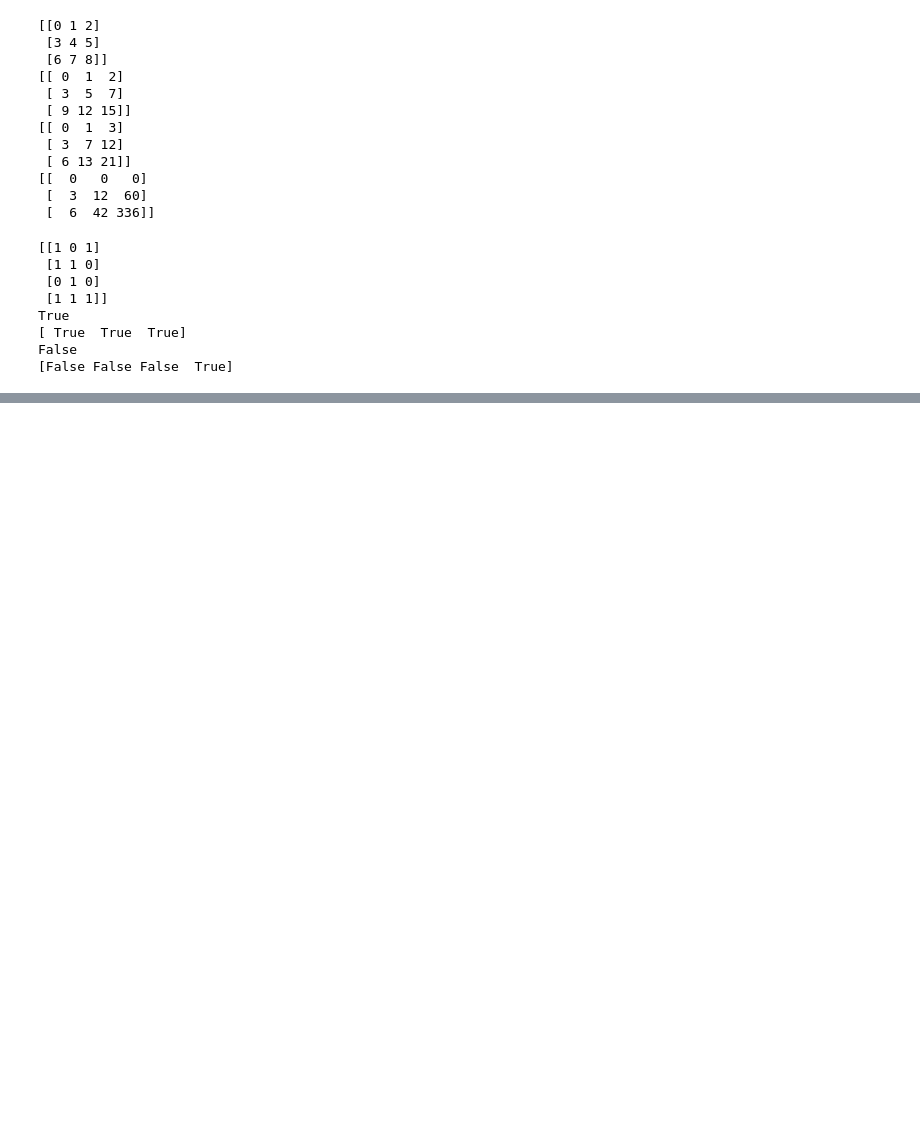
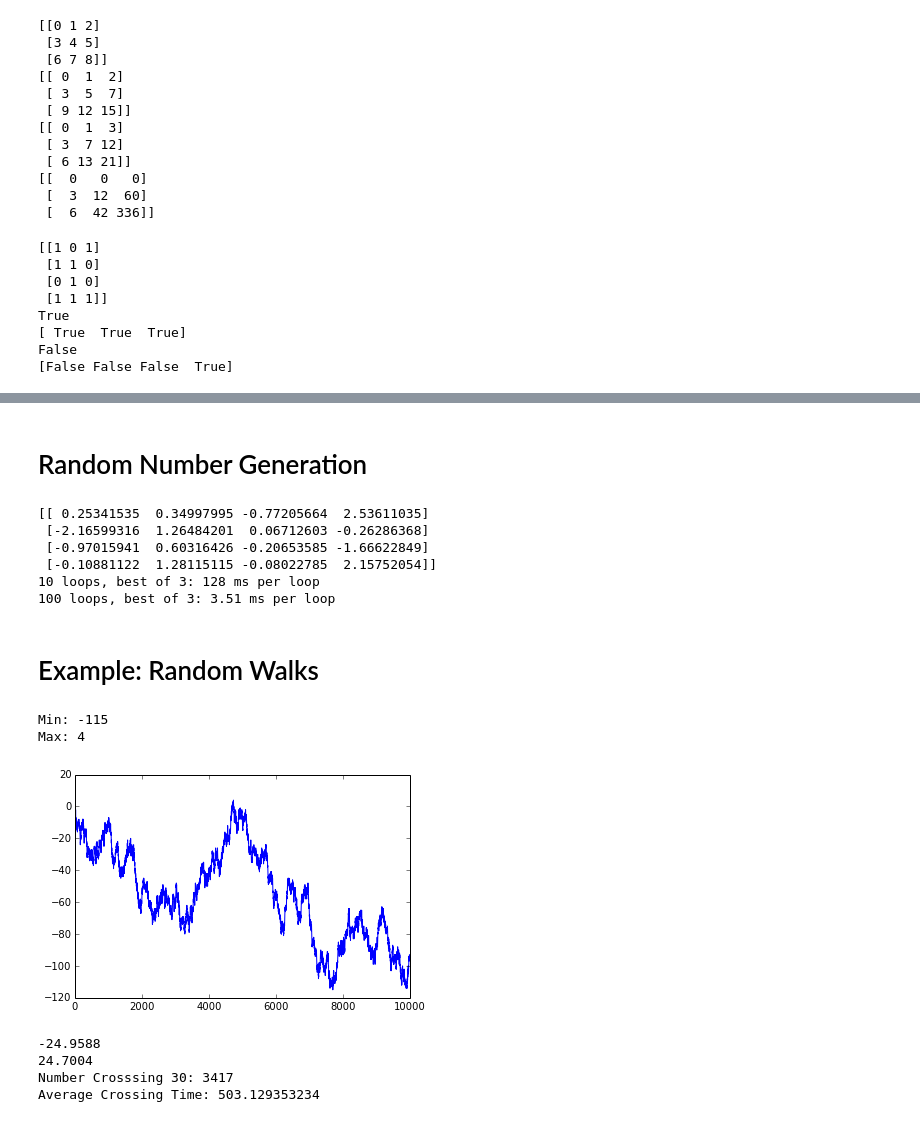
Before and after one commit to pmanion0/pydata-hw, a Jupyter notebook: Chapter 4.ipynb, the cells around one changed output, grey strips where cells are left out. Cells and saved outputs as stored; diff of their text form; code cells hidden in the pictures; blank space fills up the shorter version.

```diff
--- a/Chapter 4.ipynb
+++ b/Chapter 4.ipynb
@@ -520,0 +682,60 @@ False
+# %% [markdown]
+# Random Number Generation
+# %%
+import random
+
+samples = np.random.normal(size=(4,4))
+print(samples)
+
+N = 100000
+
+# NumPy destroys the standard Python way
+%timeit samples = [random.normalvariate(0,1) for _ in xrange(N)] # Standard Method
+%timeit np.random.normal(size=(N)) # NumPy Method
+# %% [output]
+[[ 0.25341535  0.34997995 -0.77205664  2.53611035]
+ [-2.16599316  1.26484201  0.06712603 -0.26286368]
+ [-0.97015941  0.60316426 -0.20653585 -1.66622849]
+ [-0.10881122  1.28115115 -0.08022785  2.15752054]]
+10 loops, best of 3: 128 ms per loop
+100 loops, best of 3: 3.51 ms per loop
+# %% [markdown]
+# Example: Random Walks
+# %%
+numsteps = 10000
+
+draws = np.random.randint(0, 2, size=numsteps)
+steps = np.where(draws > 0, +1, -1)
+thewalk = steps.cumsum()
+
+plt.plot(thewalk)
+print("Min: " + str(thewalk.min()))
+print("Max: " + str(thewalk.max()))
+# %% [output]
+Min: -115
+Max: 4
+[figure, added]
+# %%
+# Repeat the simulation REPS number of times
+reps = 5000
+numsteps = 1000
+
+r_draws = np.random.randint(0, 2, size=(reps,numsteps))
+r_steps = np.where(r_draws > 0, +1, -1)
+r_walk  = r_steps.cumsum(axis=1)
+
+# Average maximum and minimum deviation
+print(r_walk.min(axis=1).mean())
+print(r_walk.max(axis=1).mean())
+
+# Average crossing time for 30 (of walks that pass 30)
+hit30 = np.where(np.abs(r_walk) >= 30, 1, 0).any(1)
+crossing_time = (np.abs(r_walk[hit30]) >= 30).argmax(1)
+
+print("Number Crosssing 30: " + str(hit30.sum()))
+print("Average Crossing Time: " + str(crossing_time.mean()))
+# %% [output]
+-24.9588
+24.7004
+Number Crosssing 30: 3417
+Average Crossing Time: 503.129353234
```
Also changed, not shown: parts of 12 cells of this notebook, 2 other files.
